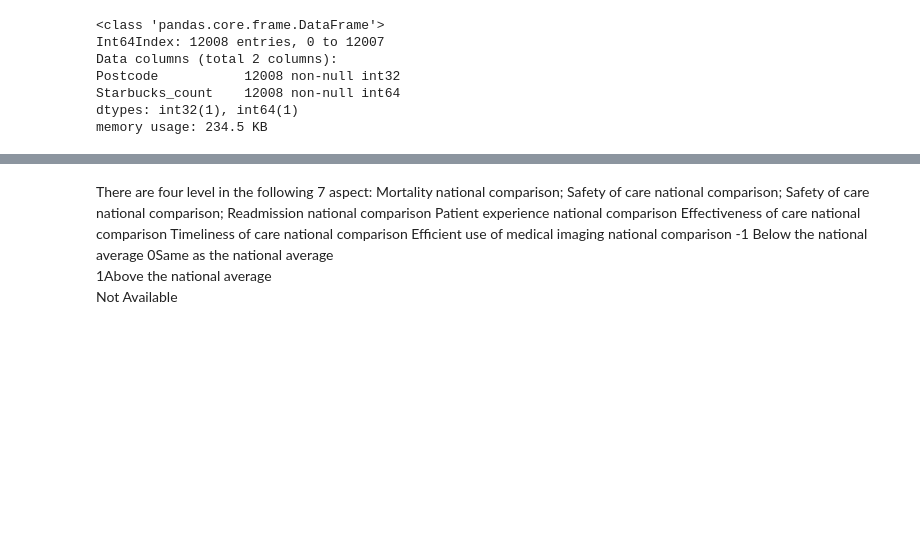
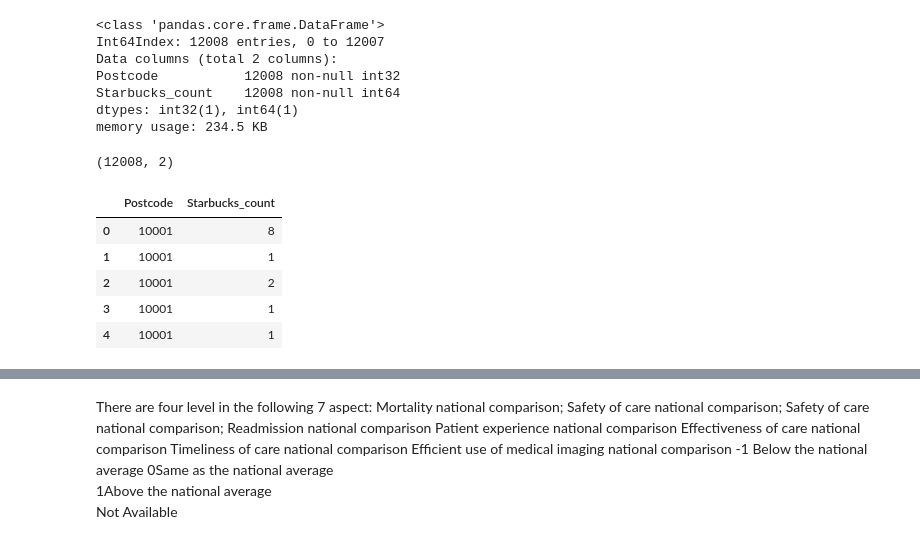
Before and after one commit to norgrenm/US_House_Price_Prediction, a Jupyter notebook: notebooks/DM-US_HousingData.ipynb, the cells around one changed output, grey strips where cells are left out. Cells and saved outputs as stored; diff of their text form; code cells hidden in the pictures; blank space fills up the shorter version.

Commit message:
FIXING SBUX Zipcode

```diff
--- a/notebooks/DM-US_HousingData.ipynb
+++ b/notebooks/DM-US_HousingData.ipynb
@@ -549,6 +555,19 @@ Postcode           12008 non-null int32
 Starbucks_count    12008 non-null int64
 dtypes: int32(1), int64(1)
 memory usage: 234.5 KB
+# %%
+SBUX_df.shape
+# %% [output]
+(12008, 2)
+# %%
+SBUX_df.head()
+# %% [output]
+|  | Postcode | Starbucks_count |
+| 0 | 10001 | 8 |
+| 1 | 10001 | 1 |
+| 2 | 10001 | 2 |
+| 3 | 10001 | 1 |
+| 4 | 10001 | 1 |
 # %%
 #######################
 ## Zip -- Cleaning MN #
```
Also changed, not shown: parts of 28 cells of this notebook.
